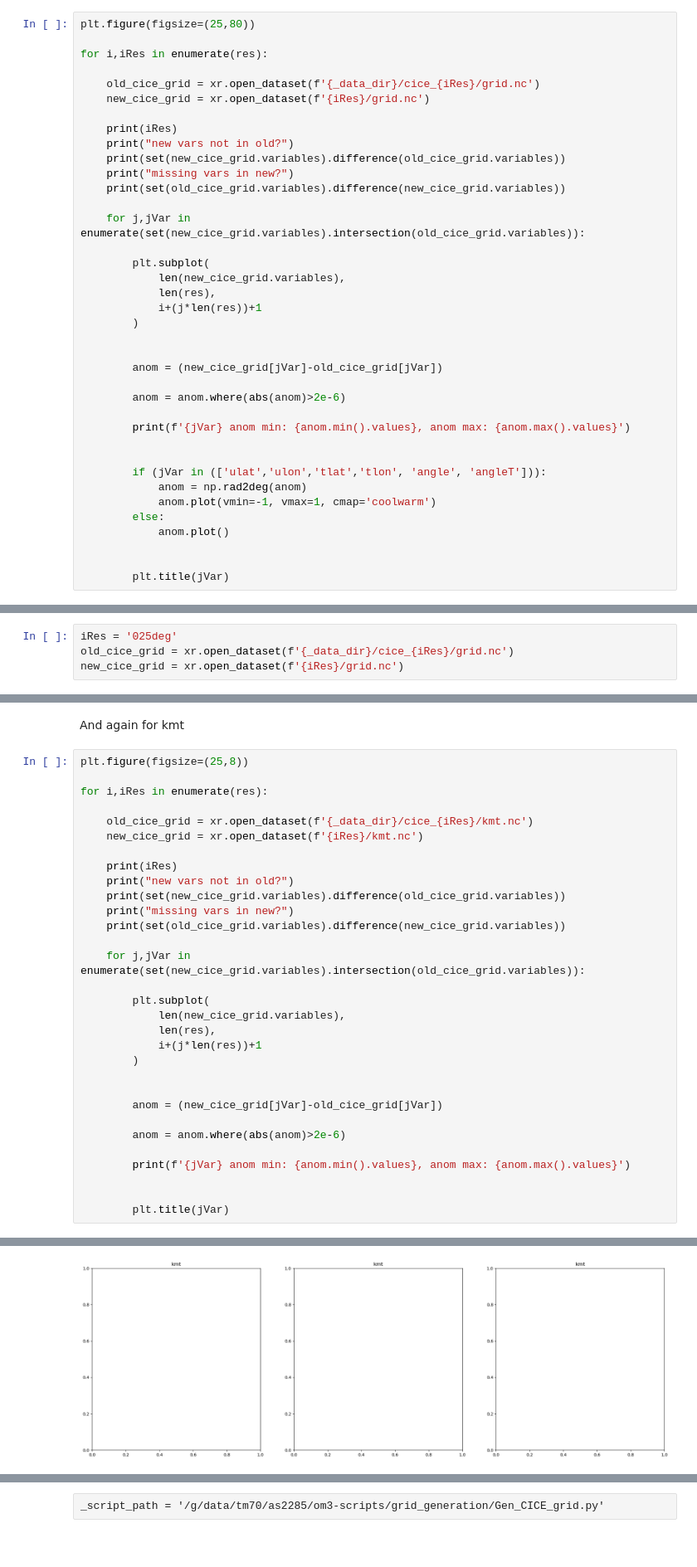
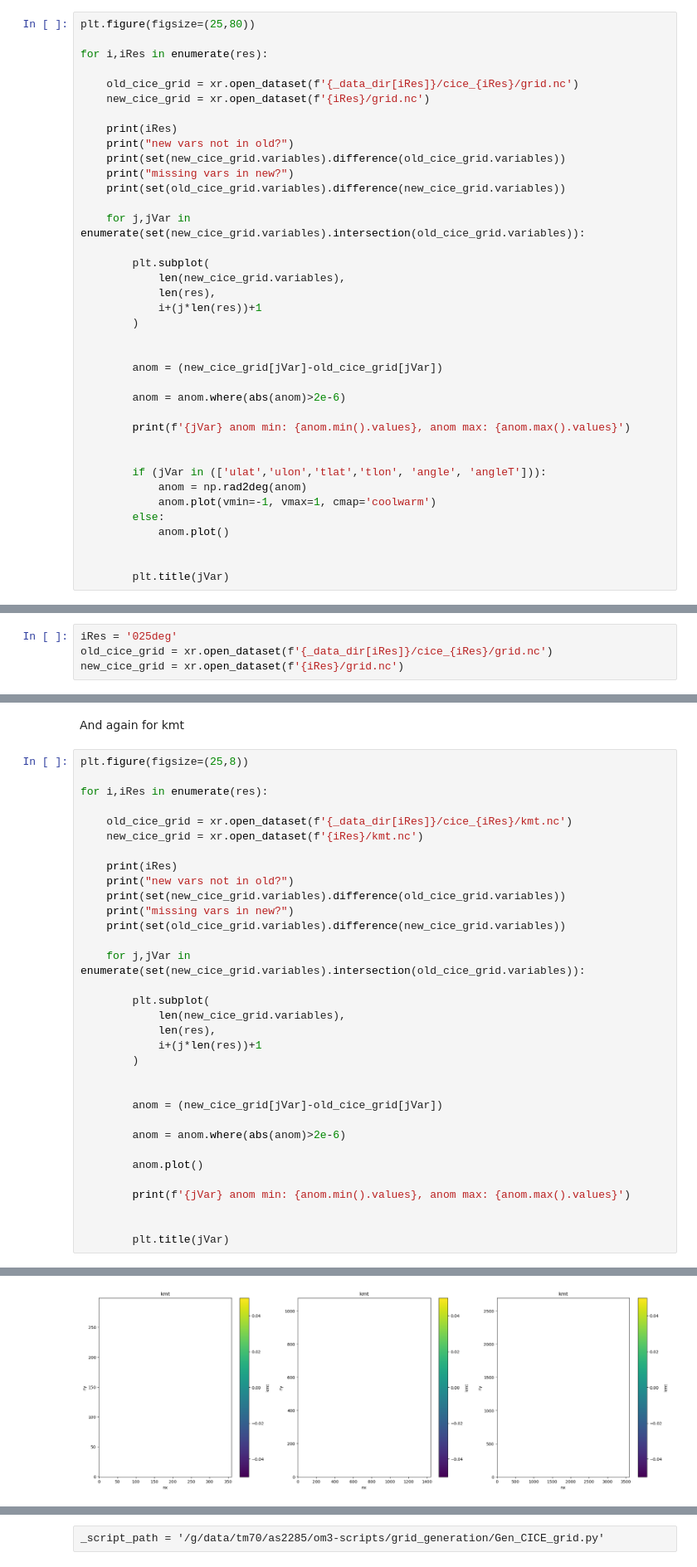
Before and after one commit to anton-seaice/sandbox, a Jupyter notebook: cice_grid_valiation.ipynb, the cells around one changed output, grey strips where cells are left out. Shown at 83% size. Cells and saved outputs as stored; diff of their text form; blank space fills up the shorter version.

```diff
--- a/cice_grid_valiation.ipynb
+++ b/cice_grid_valiation.ipynb
@@ -21,7 +25,7 @@ plt.figure(figsize=(25,80))
 
 for i,iRes in enumerate(res):
 
-    old_cice_grid = xr.open_dataset(f'{_data_dir}/cice_{iRes}/grid.nc')
+    old_cice_grid = xr.open_dataset(f'{_data_dir[iRes]}/cice_{iRes}/grid.nc')
     new_cice_grid = xr.open_dataset(f'{iRes}/grid.nc')
 
     print(iRes)
@@ -88,7 +92,7 @@ new_cice_grid = xr.open_dataset(f'{iRes}/grid.nc')
 More detail on 0.25 uarea
 # %%
 iRes = '025deg'
-old_cice_grid = xr.open_dataset(f'{_data_dir}/cice_{iRes}/grid.nc')
+old_cice_grid = xr.open_dataset(f'{_data_dir[iRes]}/cice_{iRes}/grid.nc')
 new_cice_grid = xr.open_dataset(f'{iRes}/grid.nc')
 # %%
 (new_cice_grid-old_cice_grid).sel(ny=slice(None,800)).uarea.plot()
@@ -208,7 +195,7 @@ plt.figure(figsize=(25,8))
 
 for i,iRes in enumerate(res):
 
-    old_cice_grid = xr.open_dataset(f'{_data_dir}/cice_{iRes}/kmt.nc')
+    old_cice_grid = xr.open_dataset(f'{_data_dir[iRes]}/cice_{iRes}/kmt.nc')
     new_cice_grid = xr.open_dataset(f'{iRes}/kmt.nc')
 
     print(iRes)
@@ -230,6 +217,8 @@ for i,iRes in enumerate(res):
 
         anom = anom.where(abs(anom)>2e-6)
 
+        anom.plot()
+
         print(f'{jVar} anom min: {anom.min().values}, anom max: {anom.max().values}')
 
 
@@ -249,9 +238,9 @@ missing vars in new?
 kmt anom min: nan, anom max: nan
 01deg
 new vars not in old?
 set()
 missing vars in new?
 set()
 kmt anom min: nan, anom max: nan
-[figure, old version]
+[figure, new version]
 # %%
```
Also changed, not shown: parts of 18 cells of this notebook.
